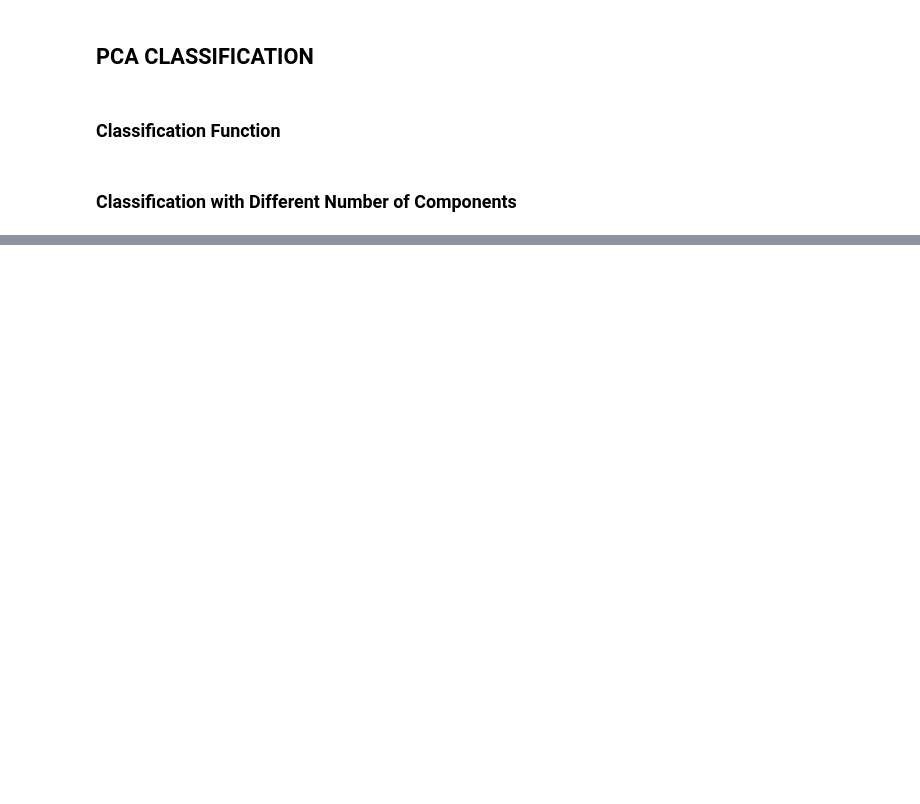
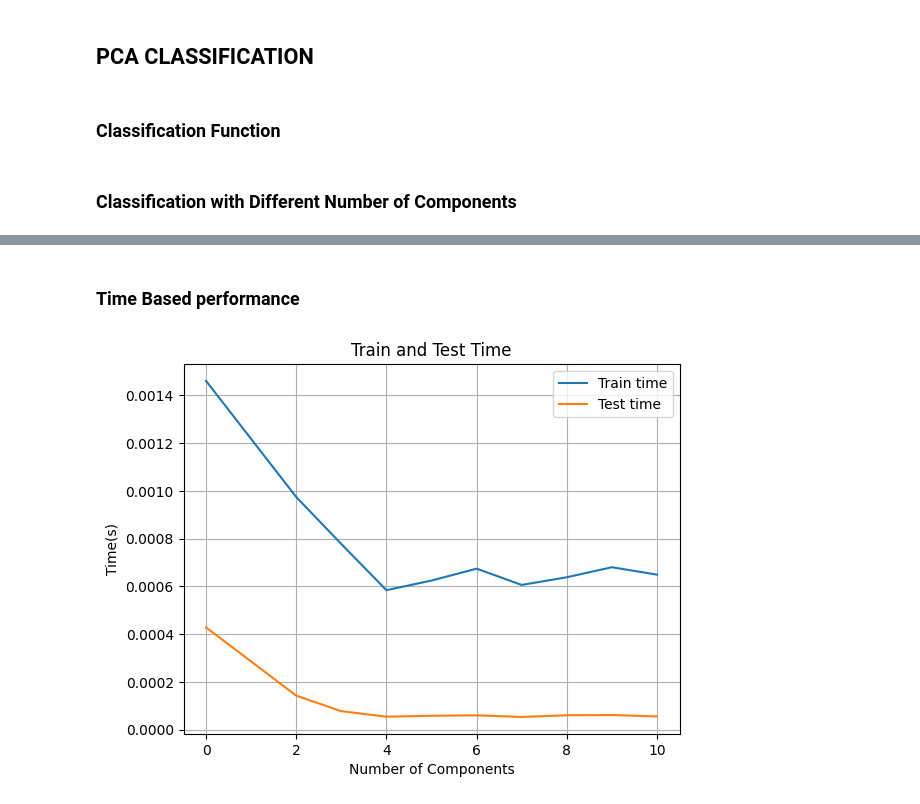
Before and after one commit to esanolad/kidney_disease_classification, a Jupyter notebook: classify.ipynb, the cells around one changed output, grey strips where cells are left out. Cells and saved outputs as stored; diff of their text form; code cells hidden in the pictures; blank space fills up the shorter version.

```diff
--- a/classify.ipynb
+++ b/classify.ipynb
@@ -333,0 +401,14 @@ pd.DataFrame(data_array, index=list(range(2,11)))
+# %% [markdown]
+### Time Based performance
+# %%
+sns.lineplot(data=data, x='components', y='train_time', label='Train time')
+sns.lineplot(data=data, x='components', y='test_time', label='Test time')
+plt.title('Train and Test Time')
+plt.xlabel('Number of Components')
+plt.ylabel('Time(s)')
+plt.axis('tight')
+plt.grid()
+plt.legend()
+plt.show()
+# %% [output]
+[figure, added]
```
Also changed, not shown: parts of 22 cells of this notebook.
